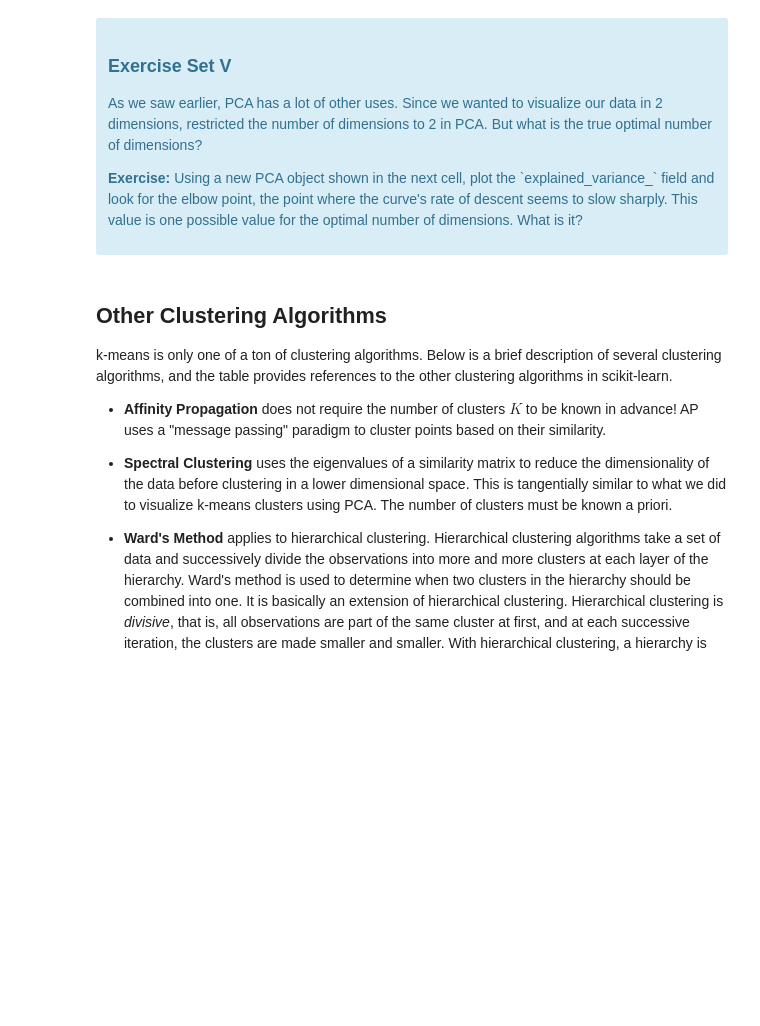
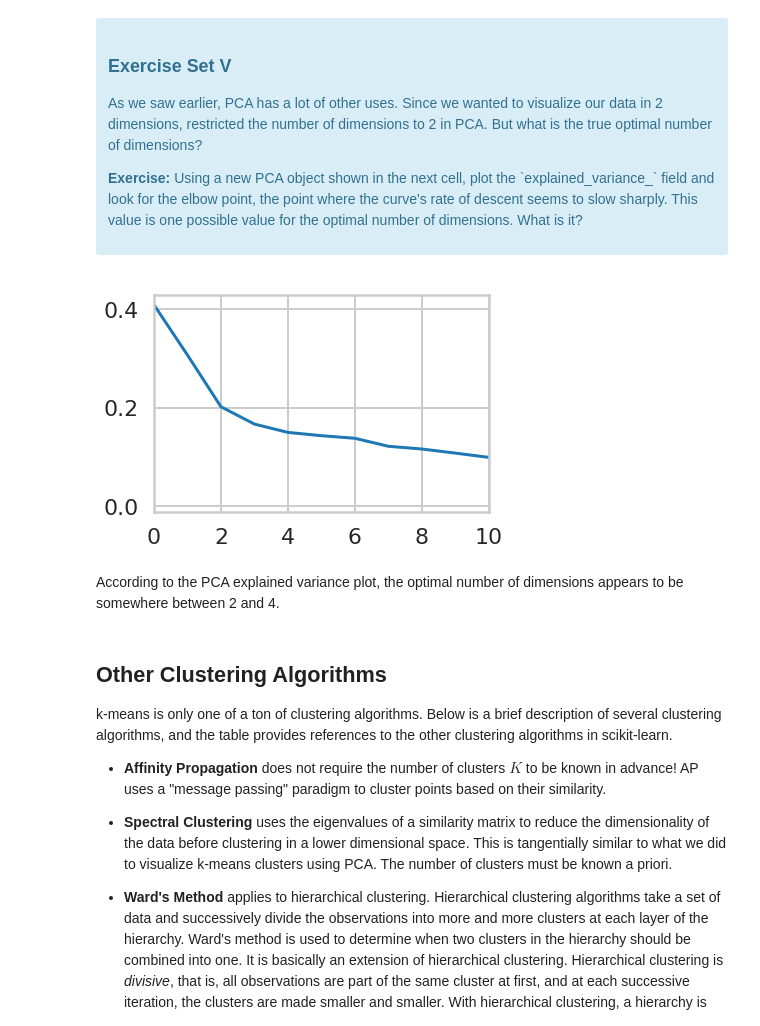
Before and after one commit to Nhorning/clustering, a Jupyter notebook: Mini_Project_Clustering.ipynb, the cells around one changed output. Drawn from its saved outputs; the diff is of its cells as text; code cells hidden in the pictures; blank space fills up the shorter version.

```diff
--- a/Mini_Project_Clustering.ipynb
+++ b/Mini_Project_Clustering.ipynb
@@ -353,11 +444,18 @@ What we've done is we've taken those columns of 0/1 indicator variables, and we'
 # %%
 #your turn
 # Initialize a new PCA model with a default number of components.
 import sklearn.decomposition
 pca = sklearn.decomposition.PCA()
-pca.fit(X)
+pca.fit(x_cols)
 
 # Do the rest on your own :)
+plt.plot(pca.explained_variance_)
+plt.xlim(0,10)
+plt.show()
+# %% [output]
+[figure, added]
+# %% [markdown]
+According to the PCA explained variance plot, the optimal number of dimensions appears to be somewhere between 2 and 4.
 # %% [markdown]
 ## Other Clustering Algorithms
 
```
Also changed, not shown: parts of 9 cells of this notebook.
